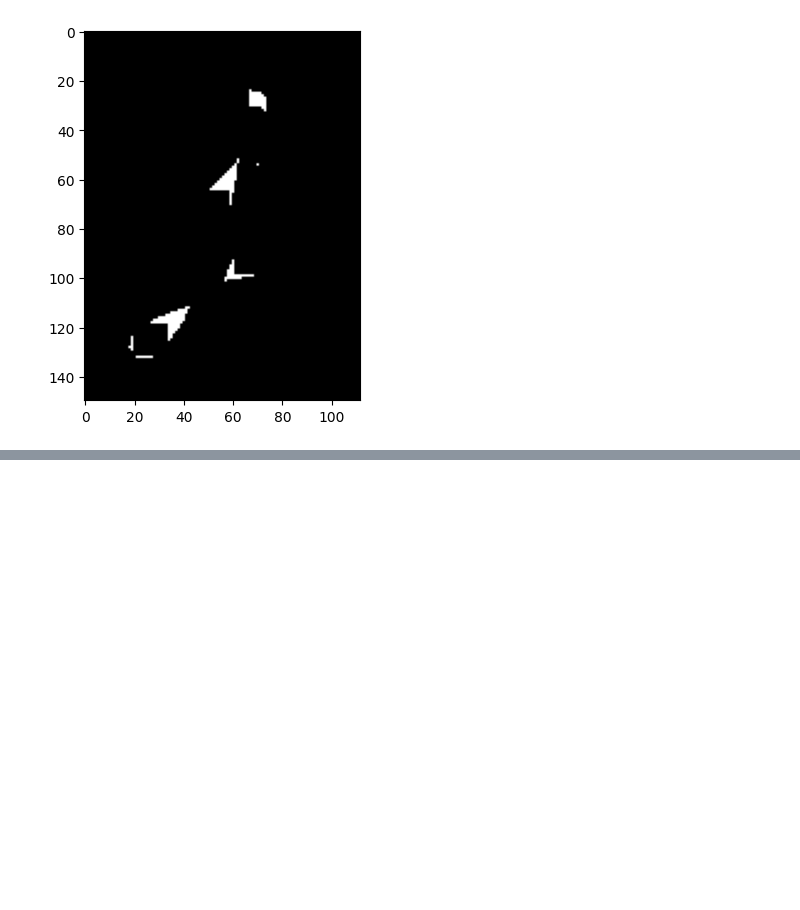
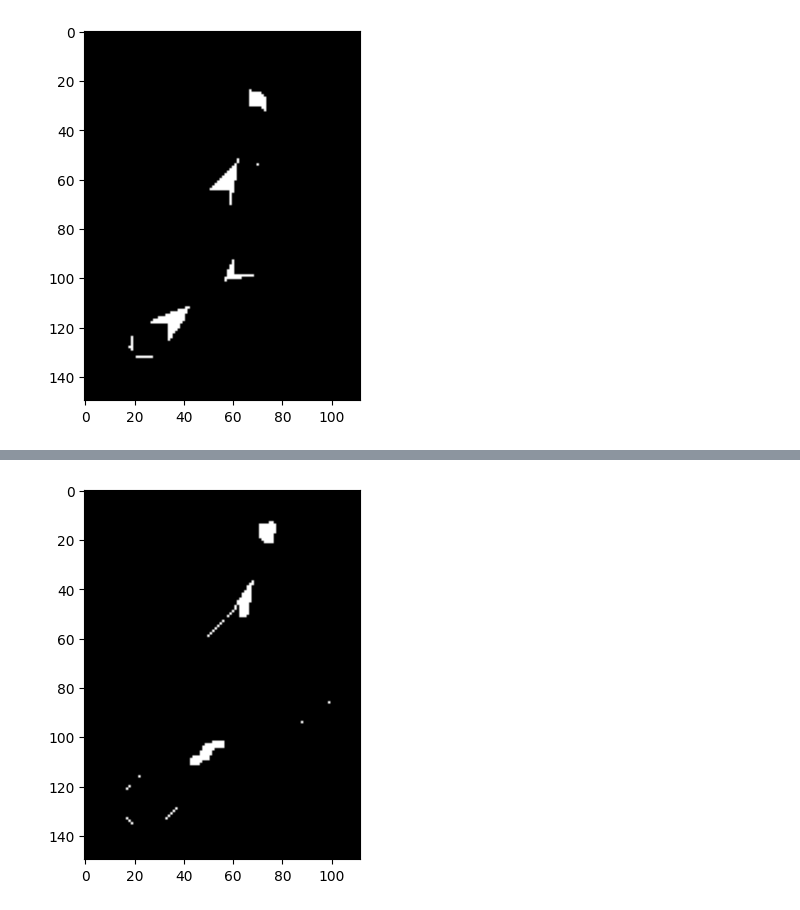
Before and after one commit to mikecr96/PDI-Ago-Dic25-GpoA, a Jupyter notebook: Semana XV/morph2.ipynb, the cells around one changed output, grey strips where cells are left out. Drawn from its saved outputs; the diff is of its cells as text; code cells hidden in the pictures; blank space fills up the shorter version.

```diff
--- a/Semana XV/morph2.ipynb
+++ b/Semana XV/morph2.ipynb
@@ -156,0 +211,6 @@ show_img(cv.morphologyEx(img, cv.MORPH_BLACKHAT, s_e))
+# %%
+kernel_cruz = cv.getStructuringElement(cv.MORPH_CROSS, (11, 11))
+# %%
+show_img(cv.erode(img, kernel_cruz))
+# %% [output]
+[figure, added]
```
Also changed, not shown: parts of 15 cells of this notebook, 1 other file.
